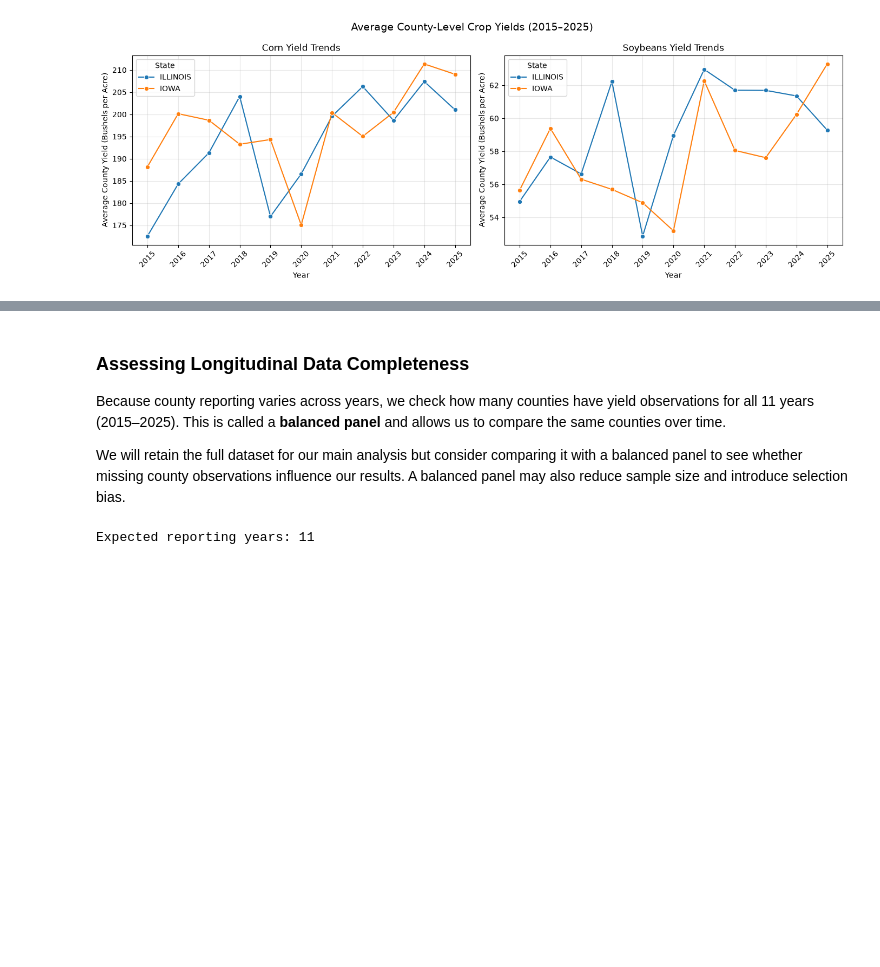
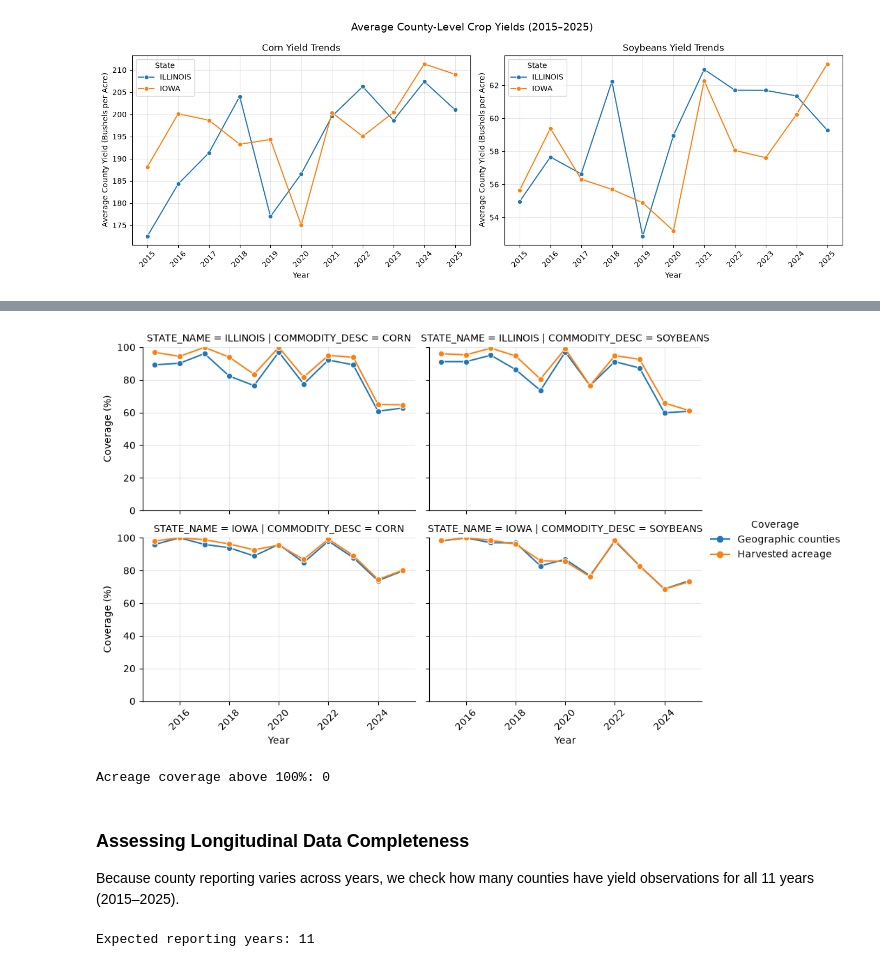
Before and after one commit to transCoderJen/agricultural-climate-analysis, a Jupyter notebook: 01_USDA_Crop_Data_Exploration.ipynb, the cells around one changed output, grey strips where cells are left out. Cells and saved outputs as stored; diff of their text form; code cells hidden in the pictures; blank space fills up the shorter version.

```diff
--- a/01_USDA_Crop_Data_Exploration.ipynb
+++ b/01_USDA_Crop_Data_Exploration.ipynb
@@ -985,9 +1034,27 @@ This matters because changes in which counties report data may influence average
+# %%
+coverage_long = county_coverage.melt(
+    id_vars=["STATE_NAME", "COMMODITY_DESC", "YEAR"],
+    value_vars=["coverage_pct", "acreage_coverage_pct"],
+    var_name="Coverage", value_name="Percent")
+coverage_long["Coverage"] = coverage_long["Coverage"].map({
+    "coverage_pct": "Geographic counties", "acreage_coverage_pct": "Harvested acreage"})
+g = sns.relplot(data=coverage_long, x="YEAR", y="Percent", hue="Coverage",
+                row="STATE_NAME", col="COMMODITY_DESC", kind="line", marker="o",
+                height=3, aspect=1.5)
+g.set_axis_labels("Year", "Coverage (%)")
+for ax in g.axes.flat:
+    ax.set_ylim(0, 100)
+    ax.tick_params(axis="x", rotation=45)
+    ax.grid(alpha=0.3)
+plt.show()
+print("Acreage coverage above 100%:", county_coverage["acreage_coverage_pct"].gt(100).sum())
+# %% [output]
+[figure, added]
+Acreage coverage above 100%: 0
 # %% [markdown]
 ### Assessing Longitudinal Data Completeness
 
-Because county reporting varies across years, we check how many counties have yield observations for all 11 years (2015–2025). This is called a **balanced panel** and allows us to compare the same counties over time.
-
-We will retain the full dataset for our main analysis but consider comparing it with a balanced panel to see whether missing county observations influence our results. A balanced panel may also reduce sample size and introduce selection bias.
+Because county reporting varies across years, we check how many counties have yield observations for all 11 years (2015–2025).
 # %%
 # Calculate the number of years in the configured study period
 expected_years = (
```
Also changed, not shown: parts of 19 cells of this notebook, 1 other file.
